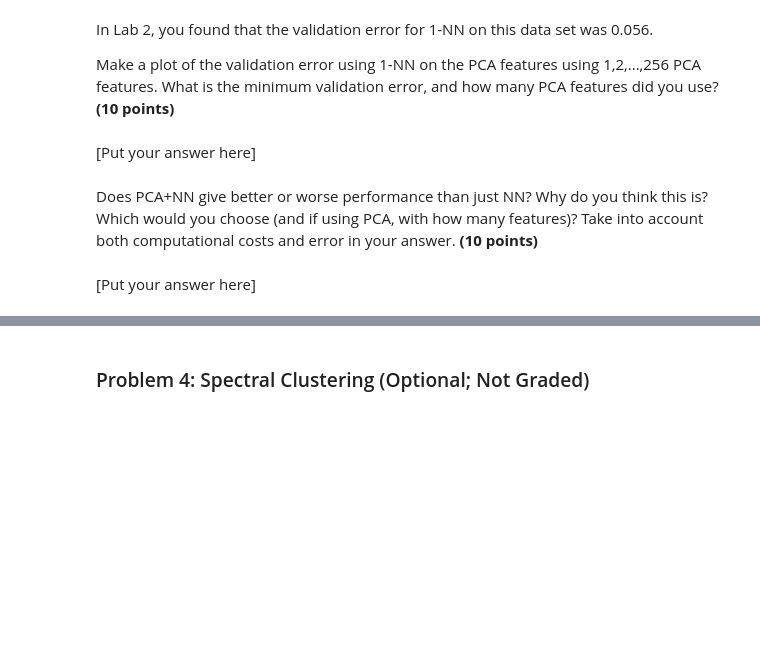
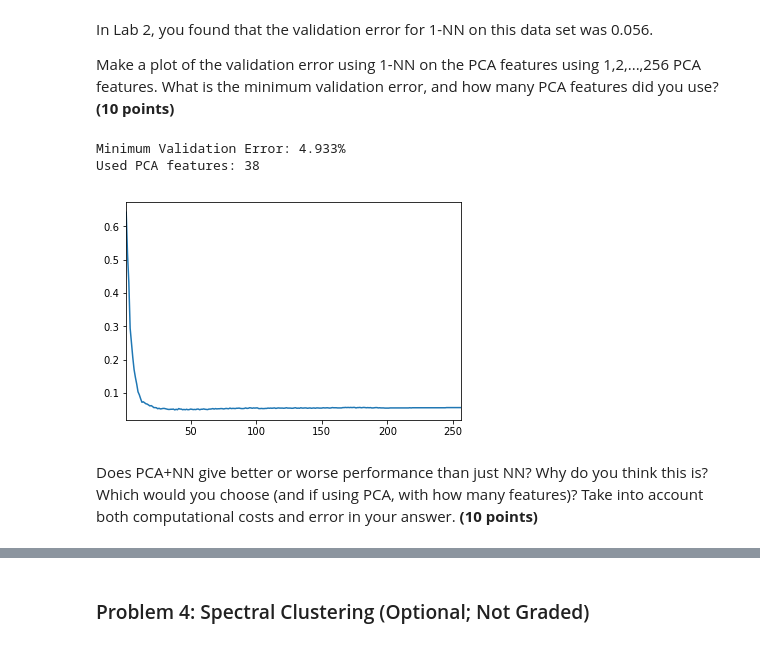
Before and after one commit to artur-sak13/Understanding-BD, a Jupyter notebook: lab5vvv/sak2.ipynb, the cells around one changed output, grey strips where cells are left out. Cells and saved outputs as stored; diff of their text form; code cells hidden in the pictures; blank space fills up the shorter version.

```diff
--- a/lab5vvv/sak2.ipynb
+++ b/lab5vvv/sak2.ipynb
@@ -339,6 +428,37 @@ Make a plot of the validation error using 1-NN on the PCA features using 1,2,...
-# %% [markdown]
-[Put your answer here]
+# %%
+error    = np.zeros(256)
+features = np.arange(1,257)
+
+for feat in features:
+    modelPCA = PCA(n_components = feat)
+    modelPCA.fit(traindata)
+
+    reduced     = modelPCA.transform(traindata)
+    reduced_val = modelPCA.transform(valdata)
+
+    modelNN = neighbors.KNeighborsClassifier(n_neighbors = 1)
+    modelNN.fit(reduced, trainlabels)
+
+    error[feat - 1] = 1 - modelNN.score(reduced_val, vallabels)
+
+pylab.plot(features,error)
+pylab.xlim(1,256)
+
+i_min_error =  (np.argmin(error) + 1)
+modelPCA    = PCA(n_components = i_min_error)
+
+modelPCA.fit(traindata)
+reduced     = modelPCA.transform(traindata)
+reduced_val = modelPCA.transform(valdata)
+
+modelNN = neighbors.KNeighborsClassifier(n_neighbors = 1)
+modelNN.fit(reduced, trainlabels)
+
+print "Minimum Validation Error: %.3f" %(np.min(error) * 100) + "%"
+print "Used PCA features: %d" %(i_min_error)
+# %% [output]
+Minimum Validation Error: 4.933%
+Used PCA features: 38
+[figure, added]
 # %% [markdown]
 Does PCA+NN give better or worse performance than just NN? Why do you think this is? Which would you choose (and if using PCA, with how many features)? Take into account both computational costs and error in your answer. <b>(10 points)</b>
-# %% [markdown]
-[Put your answer here]
```
Also changed, not shown: parts of 38 cells of this notebook.
